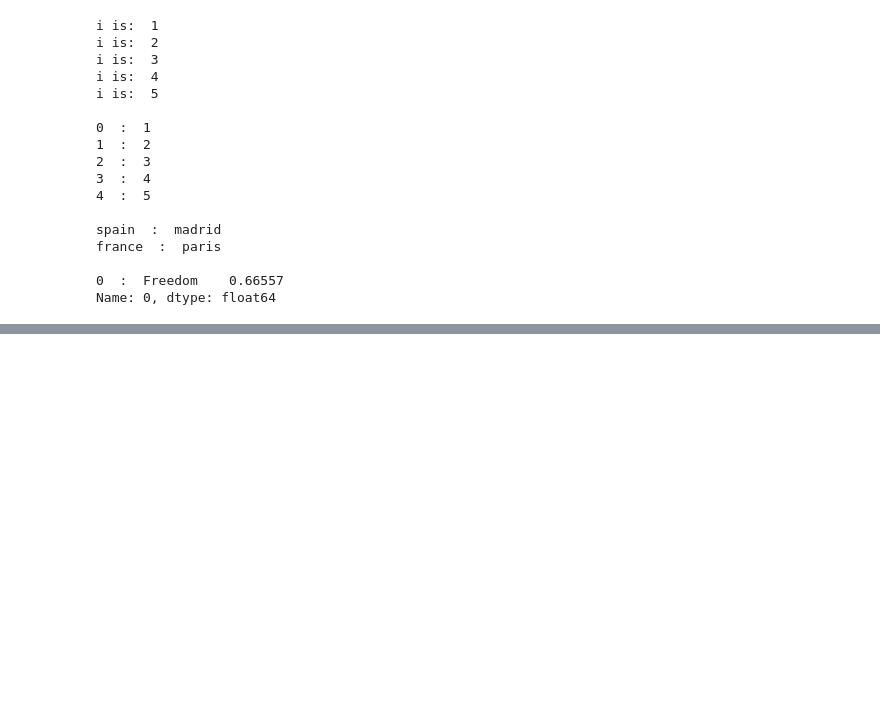
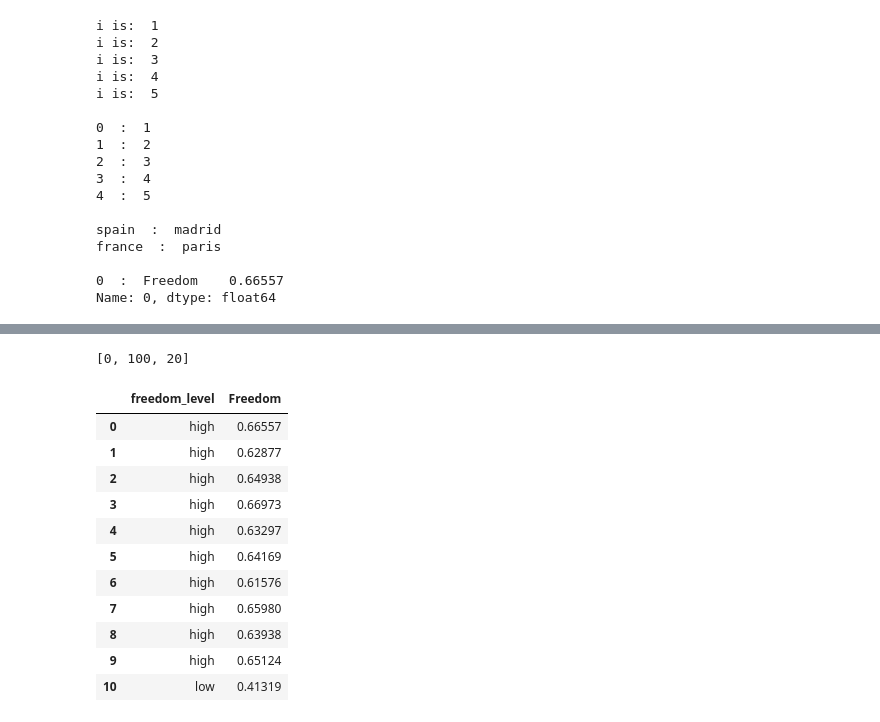
Before and after one commit to emrecavdar/data-science, a Jupyter notebook: happiness.ipynb, the cells around one changed output, grey strips where cells are left out. Cells and saved outputs as stored; diff of their text form; code cells hidden in the pictures; blank space fills up the shorter version.

Commit message:
Kaggle Notebook | happiness | Version 5

```diff
--- a/happiness.ipynb
+++ b/happiness.ipynb
@@ -310,0 +527,26 @@ Name: 0, dtype: float64
+# %%
+#Conditionals on iterable
+num1 = [5,10,15]
+num2 = [i**2 if i == 10 else i-5 if i < 7 else i+5 for i in num1]
+print(num2)
+# %% [output]
+[0, 100, 20]
+# %%
+# lets return to happiness csv and make one more list comprehension example
+# lets classify countries whether they have high or low freedom. Our threshold is average.
+threshold = sum(df.Freedom)/len(df.Freedom)
+df["freedom_level"] = ["high" if i > threshold else "low" for i in df.Freedom]
+df.loc[:10,["freedom_level", "Freedom"]]
+# %% [output]
+|  | freedom_level | Freedom |
+| 0 | high | 0.66557 |
+| 1 | high | 0.62877 |
+| 2 | high | 0.64938 |
+| 3 | high | 0.66973 |
+| 4 | high | 0.63297 |
+| 5 | high | 0.64169 |
+| 6 | high | 0.61576 |
+| 7 | high | 0.65980 |
+| 8 | high | 0.63938 |
+| 9 | high | 0.65124 |
+| 10 | low | 0.41319 |
```
Also changed, not shown: parts of 24 cells of this notebook.
